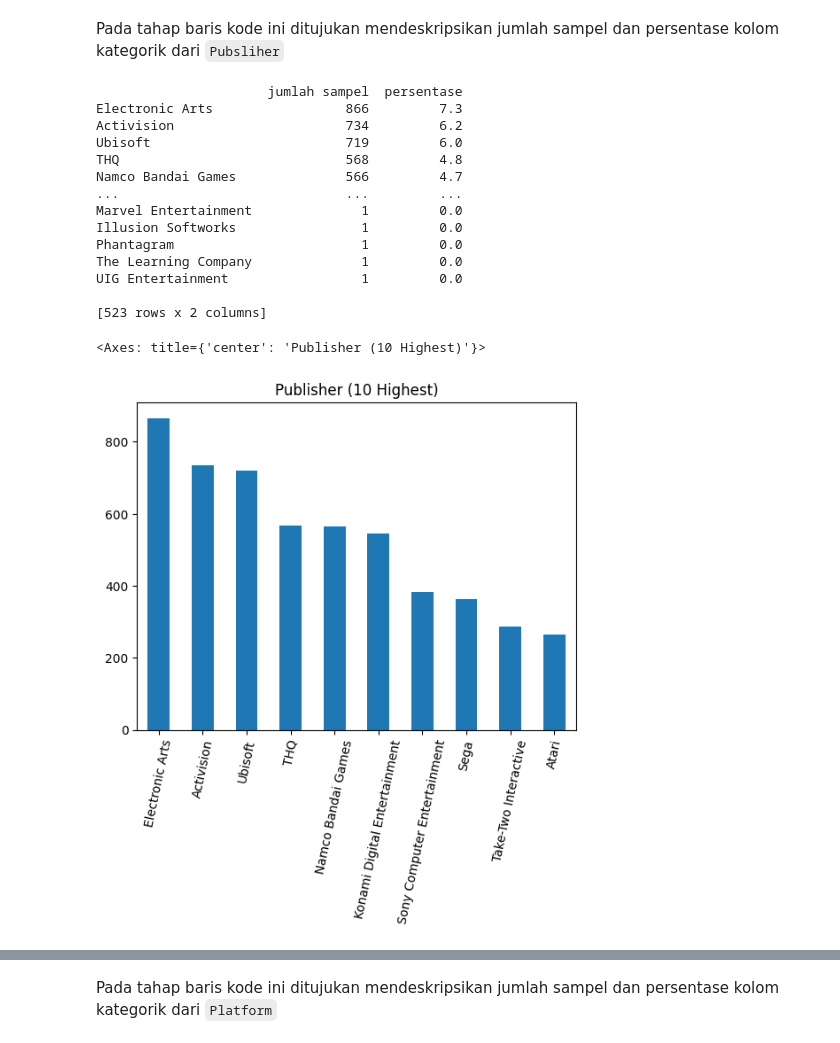
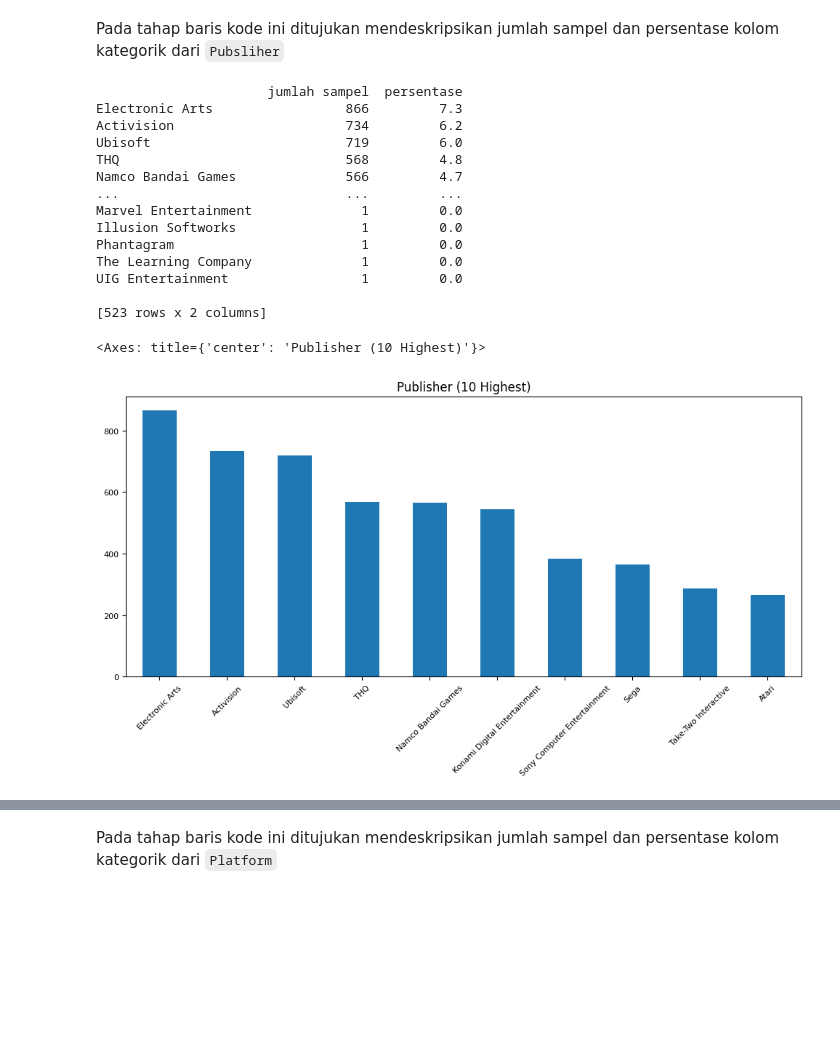
Before and after one commit to ozaenzenzen/fam_python_predictive_analytics_test2, a Jupyter notebook: test_fam_predictive_analytics_dcd_(version_2_video_game_sales).ipynb, the cells around one changed output, grey strips where cells are left out. Saved outputs shown, nothing was run; the diff lists cells and outputs as text; code cells hidden in the pictures; blank space fills up the shorter version.

```diff
--- a/test_fam_predictive_analytics_dcd_(version_2_video_game_sales).ipynb
+++ b/test_fam_predictive_analytics_dcd_(version_2_video_game_sales).ipynb
@@ -280,28 +280,28 @@ Pada tahap baris kode ini ditujukan mendeskripsikan jumlah sampel dan persentase
 # %%
 #feature Pubsliher
 feature = categorical_features[2]
 count = dataset[feature].value_counts()
 count_for_plot_highest = dataset[feature].value_counts().head(10)
 count_for_plot_lowest = dataset[feature].value_counts().tail(10)
 percent = 100*dataset[feature].value_counts(normalize=True)
 df = pd.DataFrame({'jumlah sampel':count, 'persentase':percent.round(1)})
 print(df)
-count_for_plot_highest.plot(kind='bar', title=feature + ' ' + '(10 Highest)', rot=78)
+count_for_plot_highest.plot(kind='bar', title=feature + ' ' + '(10 Highest)', rot=45, figsize=(12,5), fontsize=8)
 # %% [output]
                       jumlah sampel  persentase
 Electronic Arts                 866         7.3
 Activision                      734         6.2
 Ubisoft                         719         6.0
 THQ                             568         4.8
 Namco Bandai Games              566         4.7
 ...                             ...         ...
 Marvel Entertainment              1         0.0
 Illusion Softworks                1         0.0
 Phantagram                        1         0.0
 The Learning Company              1         0.0
 UIG Entertainment                 1         0.0
 
 [523 rows x 2 columns]
 <Axes: title={'center': 'Publisher (10 Highest)'}>
-[figure, old version]
+[figure, new version]
 # %%
```
Also changed, not shown: parts of 3 cells of this notebook.
